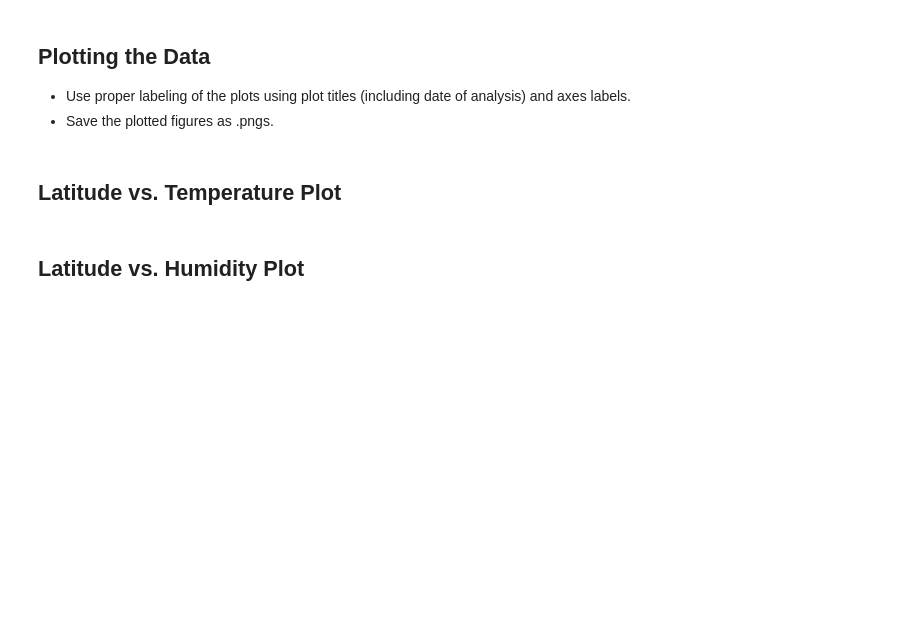
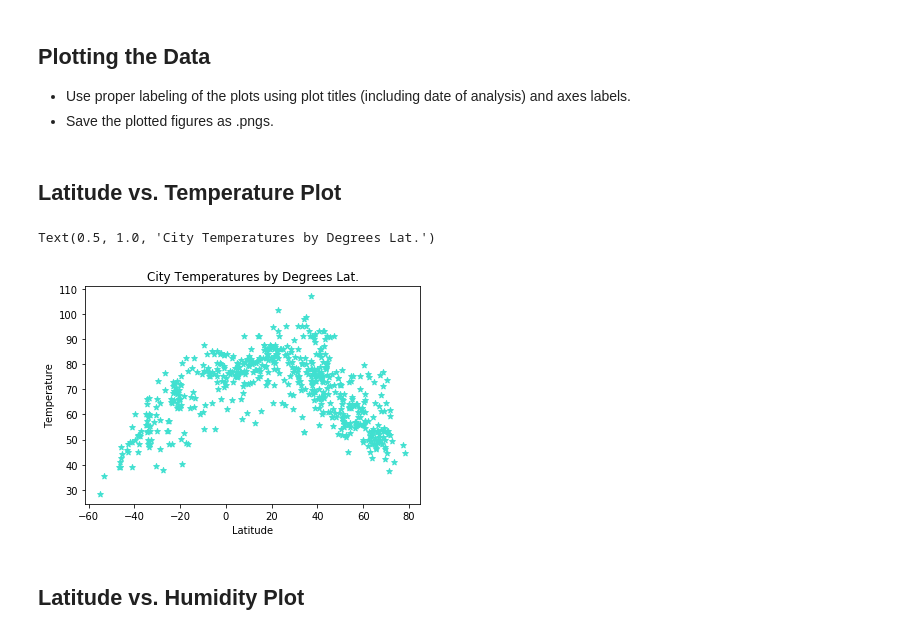
Before and after one commit to anniid/api_weather_challenge, a Jupyter notebook: Weather/WeatherPy.ipynb, the cells around one changed output. Cells and saved outputs as stored; diff of their text form; code cells hidden in the pictures; blank space fills up the shorter version.

Commit message:
data parsed, results recorded

```diff
--- a/Weather/WeatherPy.ipynb
+++ b/Weather/WeatherPy.ipynb
@@ -58,3 +126,6 @@ len(cities)
 ### Convert Raw Data to DataFrame
 * Export the city data into a .csv.
 * Display the DataFrame
+# %%
+city_data_df=pd.DataFrame(city_data_list)
+city_data_df
@@ -76,7 +163,22 @@ Skip this step if there are no cities that have humidity > 100%.
 ## Plotting the Data
 * Use proper labeling of the plots using plot titles (including date of analysis) and axes labels.
 * Save the plotted figures as .pngs.
+# %%
+#set variables for relevant data from DF
+lats=city_data_df["Lat."]
+temps=city_data_df["Temperature"]
+hums=city_data_df["Humidity"]
+clouds2=city_data_df["Cloudiness"]
+winds=city_data_df["Wind Speed"]
 # %% [markdown]
 ## Latitude vs. Temperature Plot
+# %%
+plt.scatter(lats,temps,c="turquoise",marker="*")
+plt.xlabel("Latitude")
+plt.ylabel("Temperature")
+plt.title("City Temperatures by Degrees Lat.")
+# %% [output]
+Text(0.5, 1.0, 'City Temperatures by Degrees Lat.')
+[figure, added]
 # %% [markdown]
 ## Latitude vs. Humidity Plot
```
Also changed, not shown: parts of 8 cells of this notebook, 5 other files.
